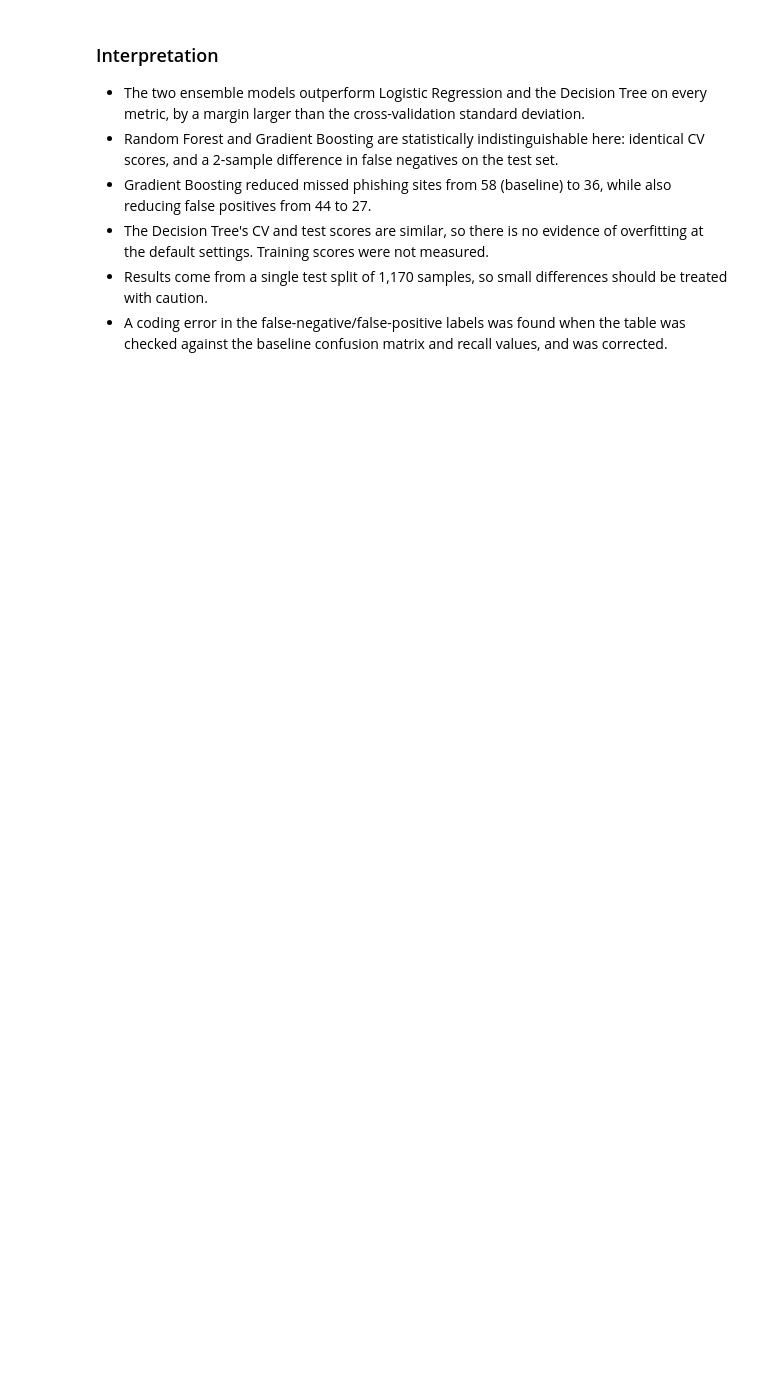
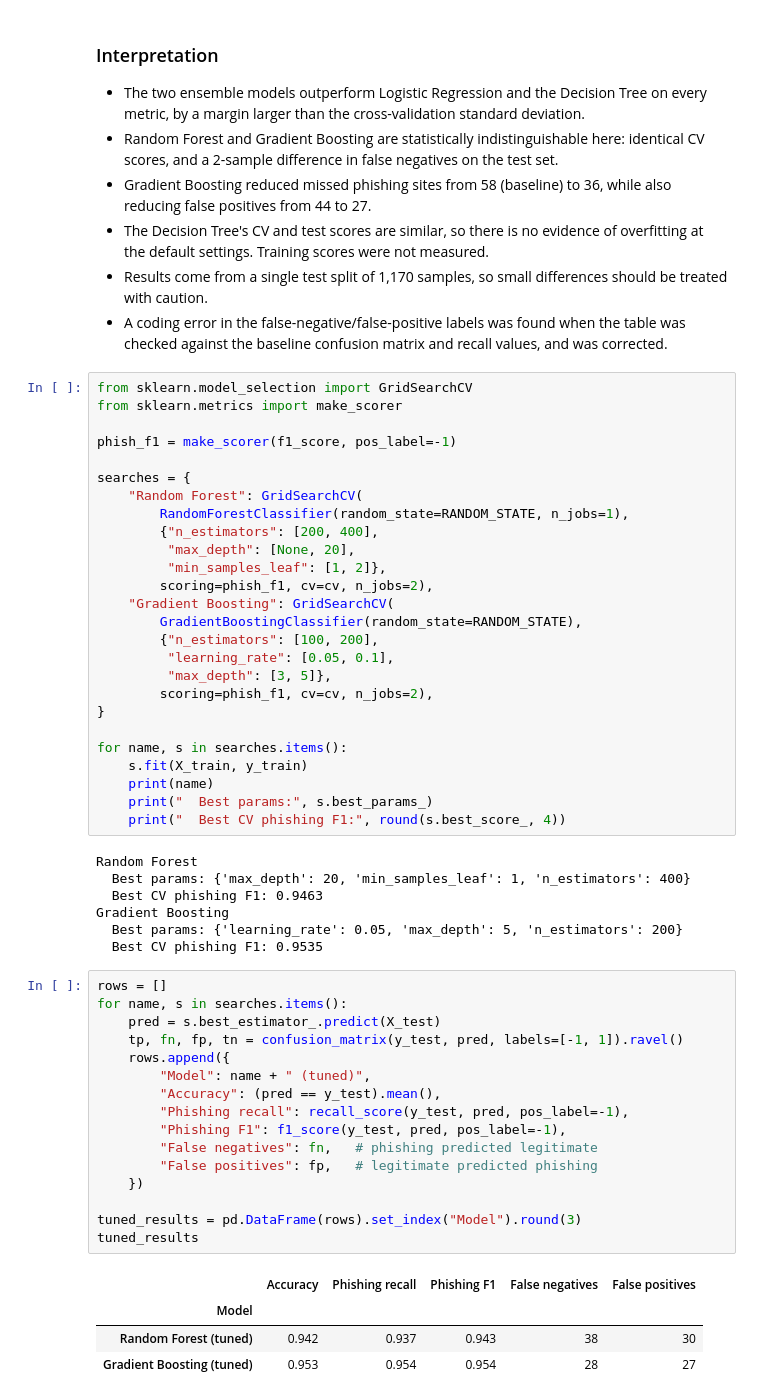
Before and after one commit to Hackme-code/ict606-phishing-detection, a Jupyter notebook: notebooks/02_modelling.ipynb, the cells around one changed output. Drawn from its saved outputs; the diff is of its cells as text; blank space fills up the shorter version.

```diff
--- a/notebooks/02_modelling.ipynb
+++ b/notebooks/02_modelling.ipynb
@@ -218,3 +218,57 @@ Four models were compared using 5-fold stratified cross-validation on the traini
 - The Decision Tree's CV and test scores are similar, so there is no evidence of overfitting at the default settings. Training scores were not measured.
 - Results come from a single test split of 1,170 samples, so small differences should be treated with caution.
 - A coding error in the false-negative/false-positive labels was found when the table was checked against the baseline confusion matrix and recall values, and was corrected.
+# %%
+from sklearn.model_selection import GridSearchCV
+from sklearn.metrics import make_scorer
+
+phish_f1 = make_scorer(f1_score, pos_label=-1)
+
+searches = {
+    "Random Forest": GridSearchCV(
+        RandomForestClassifier(random_state=RANDOM_STATE, n_jobs=1),
+        {"n_estimators": [200, 400],
+         "max_depth": [None, 20],
+         "min_samples_leaf": [1, 2]},
+        scoring=phish_f1, cv=cv, n_jobs=2),
+    "Gradient Boosting": GridSearchCV(
+        GradientBoostingClassifier(random_state=RANDOM_STATE),
+        {"n_estimators": [100, 200],
+         "learning_rate": [0.05, 0.1],
+         "max_depth": [3, 5]},
+        scoring=phish_f1, cv=cv, n_jobs=2),
+}
+
+for name, s in searches.items():
+    s.fit(X_train, y_train)
+    print(name)
+    print("  Best params:", s.best_params_)
+    print("  Best CV phishing F1:", round(s.best_score_, 4))
+# %% [output]
+Random Forest
+  Best params: {'max_depth': 20, 'min_samples_leaf': 1, 'n_estimators': 400}
+  Best CV phishing F1: 0.9463
+Gradient Boosting
+  Best params: {'learning_rate': 0.05, 'max_depth': 5, 'n_estimators': 200}
+  Best CV phishing F1: 0.9535
+# %%
+rows = []
+for name, s in searches.items():
+    pred = s.best_estimator_.predict(X_test)
+    tp, fn, fp, tn = confusion_matrix(y_test, pred, labels=[-1, 1]).ravel()
+    rows.append({
+        "Model": name + " (tuned)",
+        "Accuracy": (pred == y_test).mean(),
+        "Phishing recall": recall_score(y_test, pred, pos_label=-1),
+        "Phishing F1": f1_score(y_test, pred, pos_label=-1),
+        "False negatives": fn,   # phishing predicted legitimate
+        "False positives": fp,   # legitimate predicted phishing
+    })
+
+tuned_results = pd.DataFrame(rows).set_index("Model").round(3)
+tuned_results
+# %% [output]
+|  | Accuracy | Phishing recall | Phishing F1 | False negatives | False positives |
+| Model |  |  |  |  |  |
+| Random Forest (tuned) | 0.942 | 0.937 | 0.943 | 38 | 30 |
+| Gradient Boosting (tuned) | 0.953 | 0.954 | 0.954 | 28 | 27 |
```
Also changed, not shown: parts of 5 cells of this notebook, 2 other files.
